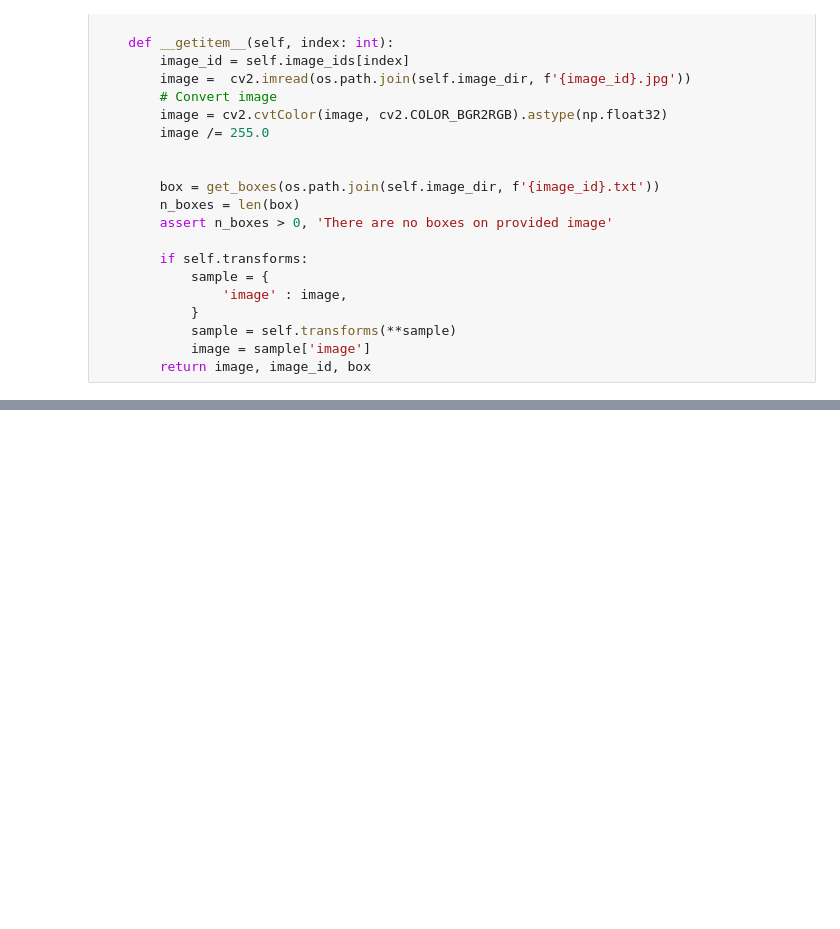
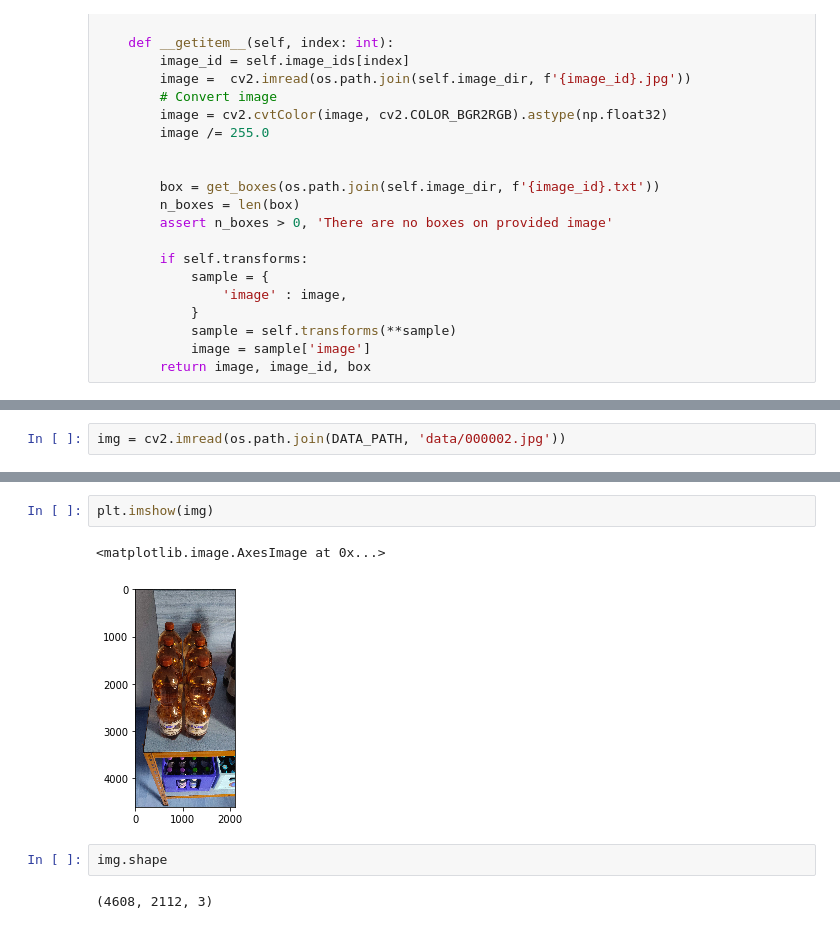
Before and after one commit to s3nh/unet-midv500, a Jupyter notebook: Concept - data loader .ipynb, the cells around one changed output, grey strips where cells are left out. Drawn from its saved outputs; the diff is of its cells as text; blank space fills up the shorter version.

```diff
--- a/Concept - data loader .ipynb
+++ b/Concept - data loader .ipynb
@@ -73,0 +81,2 @@ class SmartWareHouseDataset(Dataset):
+# %%
+img = cv2.imread(os.path.join(DATA_PATH, 'data/000002.jpg'))
@@ -73,0 +124,9 @@ class SmartWareHouseDataset(Dataset):
+# %%
+plt.imshow(img)
+# %% [output]
+<matplotlib.image.AxesImage at 0x...>
+[figure, added]
+# %%
+img.shape
+# %% [output]
+(4608, 2112, 3)
```
Also changed, not shown: parts of 10 cells of this notebook.
